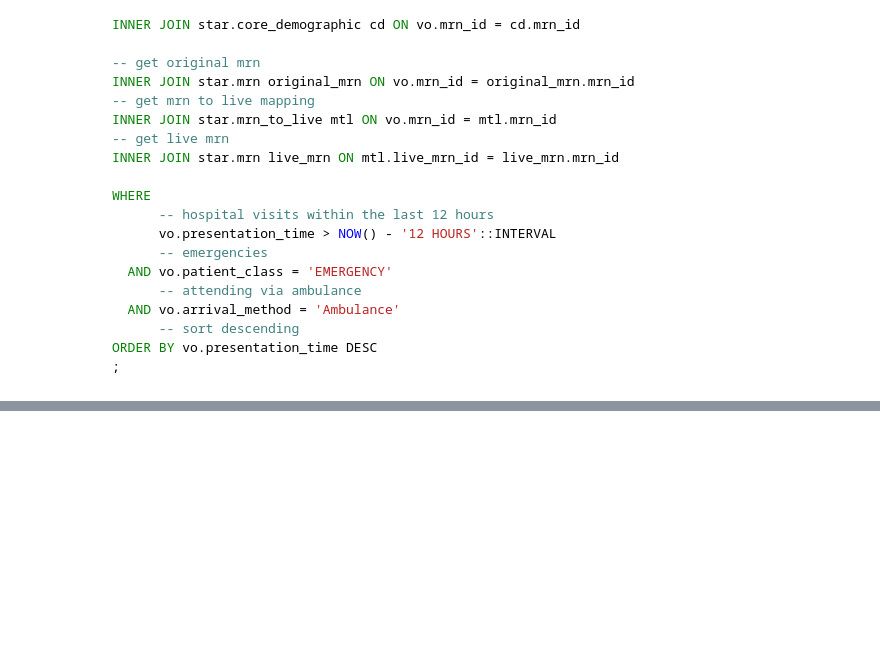
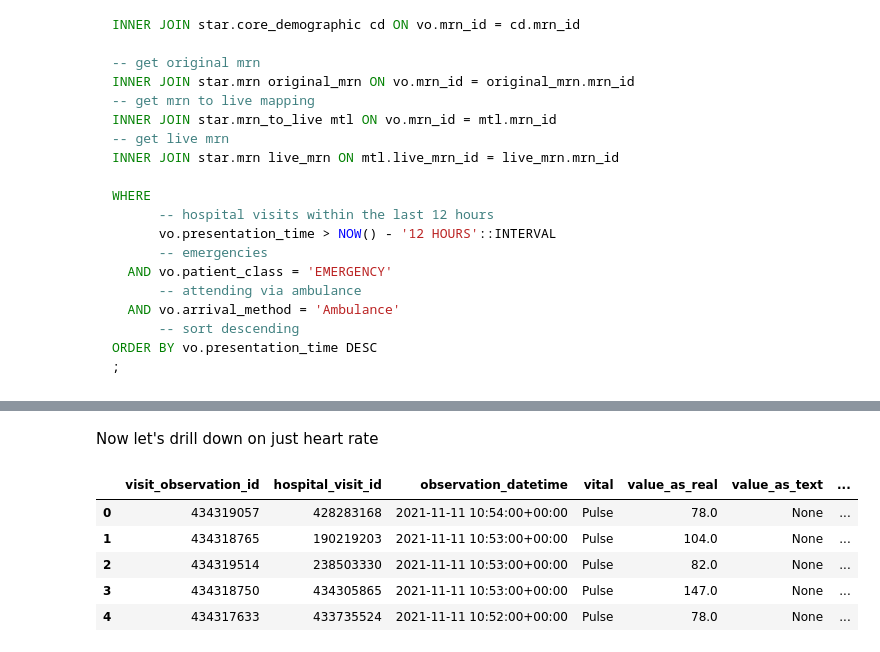
Before and after one commit to inform-health-informatics/emap-helper, a Jupyter notebook: notebooks/uclh-working-with-star.ipynb, the cells around one changed output, grey strips where cells are left out. Drawn from its saved outputs; the diff is of its cells as text; code cells hidden in the pictures; blank space fills up the shorter version.

```diff
--- a/notebooks/uclh-working-with-star.ipynb
+++ b/notebooks/uclh-working-with-star.ipynb
@@ -240,0 +343,15 @@ df.head()
+# %% [markdown]
+Now let's drill down on just heart rate
+# %%
+# Read the sql file into a query 'q' and the query into a dataframe
+q = Path('../snippets/sql-vignettes/heart_rate.sql').read_text()
+df = pd.read_sql_query(q, emapdb_engine)
+
+df.head()
+# %% [output]
+|  | visit_observation_id | hospital_visit_id | observation_datetime | vital | value_as_real | value_as_text | ... |
+| 0 | 434319057 | 428283168 | 2021-11-11 10:54:00+00:00 | Pulse | 78.0 | None | ... |
+| 1 | 434318765 | 190219203 | 2021-11-11 10:53:00+00:00 | Pulse | 104.0 | None | ... |
+| 2 | 434319514 | 238503330 | 2021-11-11 10:53:00+00:00 | Pulse | 82.0 | None | ... |
+| 3 | 434318750 | 434305865 | 2021-11-11 10:53:00+00:00 | Pulse | 147.0 | None | ... |
+| 4 | 434317633 | 433735524 | 2021-11-11 10:52:00+00:00 | Pulse | 78.0 | None | ... |
```
Also changed, not shown: parts of 8 cells of this notebook, 2 other files.
